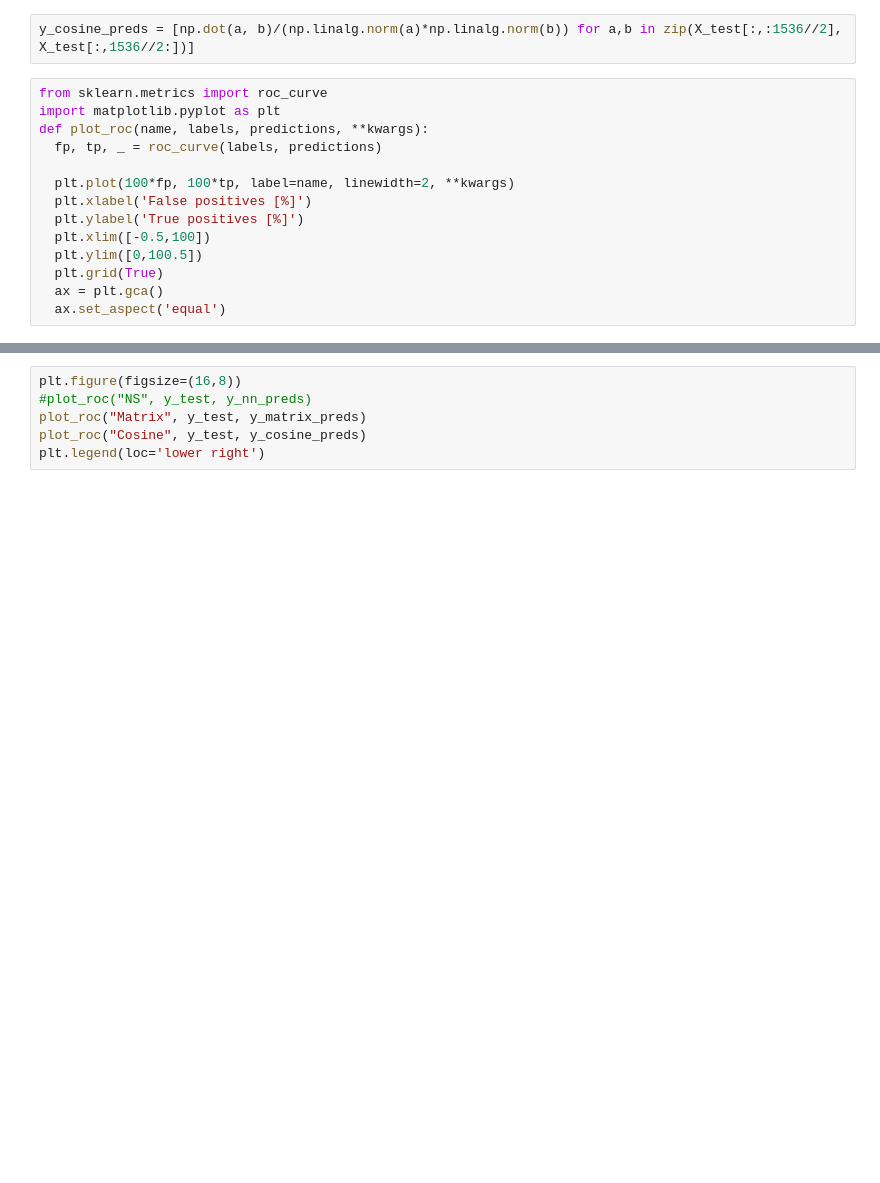
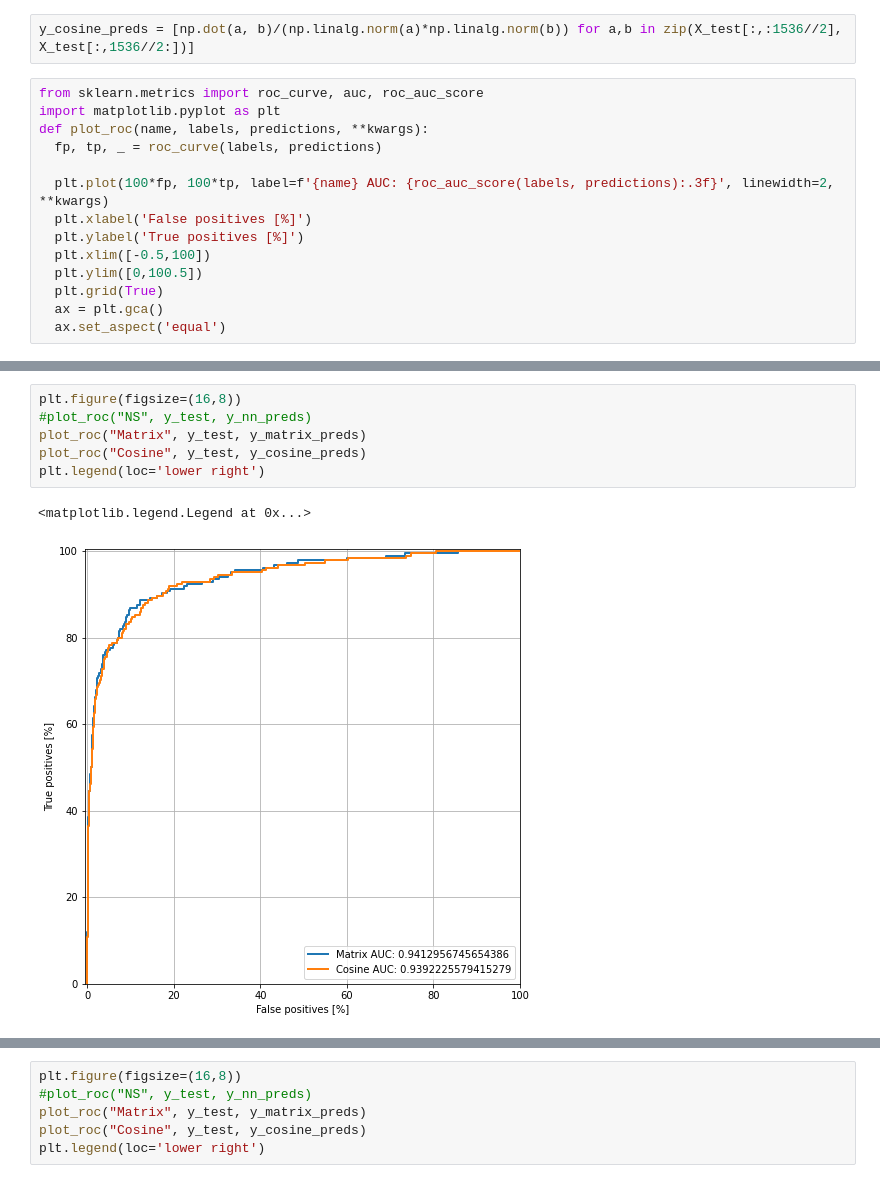
Before and after one commit to holmesec/Learning-with-ChatGPT-web-demo, a Jupyter notebook: dev/Neural Search/notebook.ipynb, the cells around one changed output, grey strips where cells are left out. Drawn from its saved outputs; the diff is of its cells as text; blank space fills up the shorter version.

```diff
--- a/dev/Neural Search/notebook.ipynb
+++ b/dev/Neural Search/notebook.ipynb
@@ -220,12 +360,12 @@ y_matrix_preds = [((a*W).T@(b*W))/(np.linalg.norm(a*W)*np.linalg.norm(b*W)) for
 # %%
 y_cosine_preds = [np.dot(a, b)/(np.linalg.norm(a)*np.linalg.norm(b)) for a,b in zip(X_test[:,:1536//2], X_test[:,1536//2:])]
 # %%
-from sklearn.metrics import roc_curve
+from sklearn.metrics import roc_curve, auc, roc_auc_score
 import matplotlib.pyplot as plt
 def plot_roc(name, labels, predictions, **kwargs):
   fp, tp, _ = roc_curve(labels, predictions)
 
-  plt.plot(100*fp, 100*tp, label=name, linewidth=2, **kwargs)
+  plt.plot(100*fp, 100*tp, label=f'{name} AUC: {roc_auc_score(labels, predictions):.3f}', linewidth=2, **kwargs)
   plt.xlabel('False positives [%]')
   plt.ylabel('True positives [%]')
   plt.xlim([-0.5,100])
@@ -235,0 +385,9 @@ def plot_roc(name, labels, predictions, **kwargs):
+# %%
+plt.figure(figsize=(16,8))
+#plot_roc("NS", y_test, y_nn_preds)
+plot_roc("Matrix", y_test, y_matrix_preds)
+plot_roc("Cosine", y_test, y_cosine_preds)
+plt.legend(loc='lower right')
+# %% [output]
+<matplotlib.legend.Legend at 0x...>
+[figure, added]
```
Also changed, not shown: parts of 20 cells of this notebook, 1 other file.
